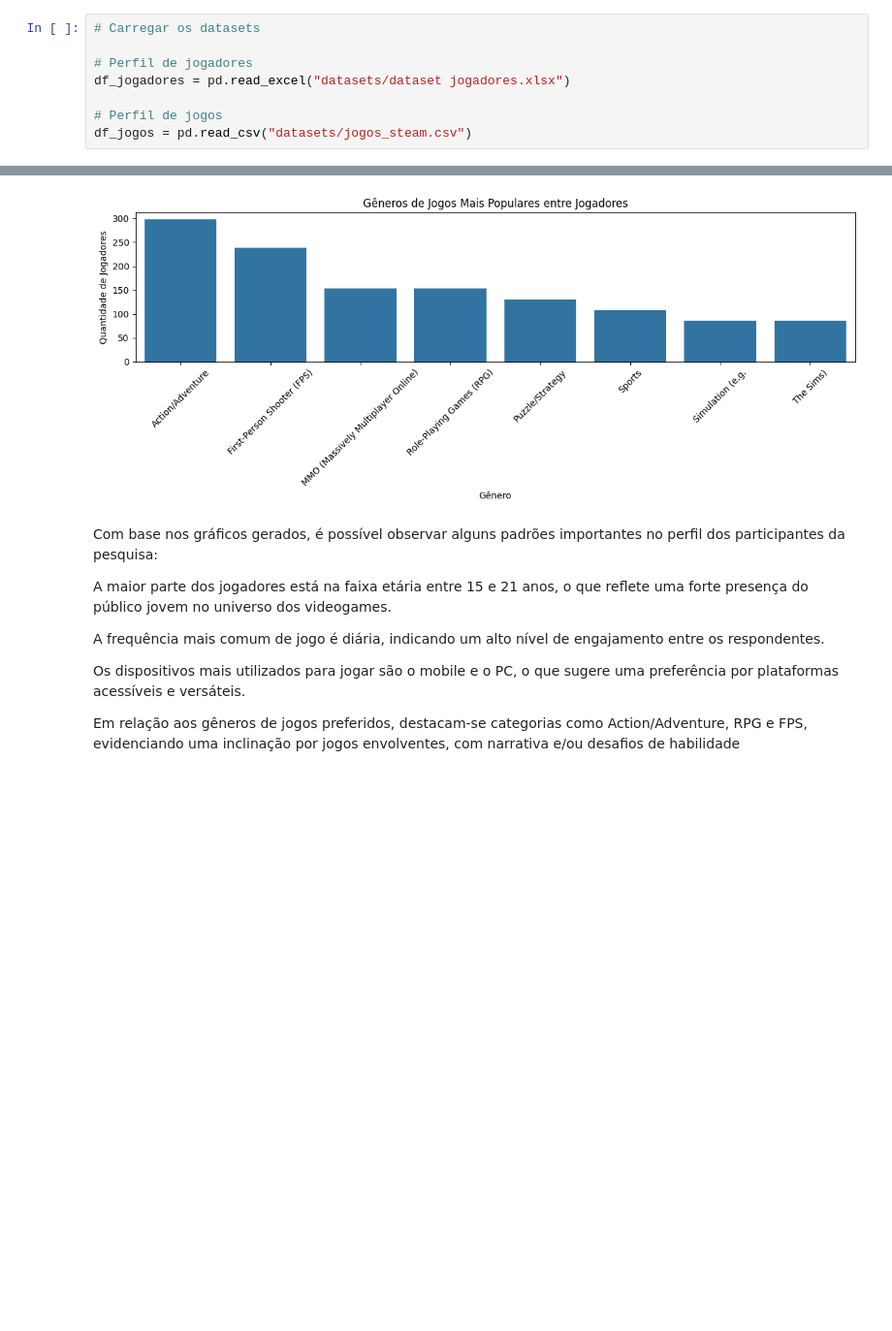
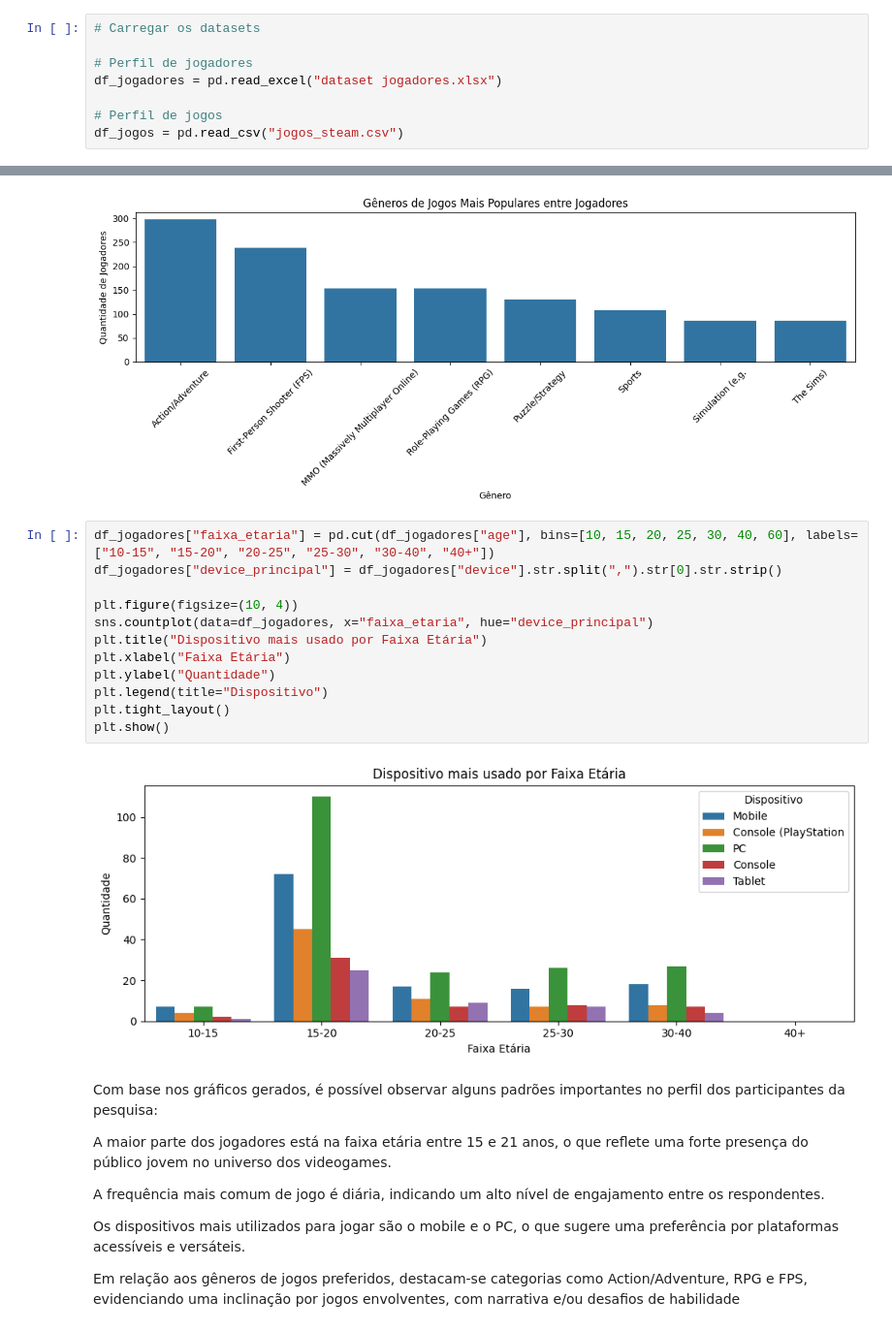
Before and after one commit to zeliasporto/game_rec, a Jupyter notebook: ProjetoFinalJogos_corrigido.ipynb, the cells around one changed output, grey strips where cells are left out. Shown at 97% size. Cells and saved outputs as stored; diff of their text form; blank space fills up the shorter version.

```diff
--- a/ProjetoFinalJogos_corrigido.ipynb
+++ b/ProjetoFinalJogos_corrigido.ipynb
@@ -101,10 +101,10 @@ import numpy as np
 # Carregar os datasets
 
 # Perfil de jogadores
-df_jogadores = pd.read_excel("datasets/dataset jogadores.xlsx")
+df_jogadores = pd.read_excel("dataset jogadores.xlsx")
 
 # Perfil de jogos
-df_jogos = pd.read_csv("datasets/jogos_steam.csv")
+df_jogos = pd.read_csv("jogos_steam.csv")
 # %%
  df_jogadores.head()
 # %% [output]
@@ -291,6 +291,20 @@ plt.tight_layout()
 plt.show()
 # %% [output]
 [figure]
+# %%
+df_jogadores["faixa_etaria"] = pd.cut(df_jogadores["age"], bins=[10, 15, 20, 25, 30, 40, 60], labels=["10-15", "15-20", "20-25", "25-30", "30-40", "40+"])
+df_jogadores["device_principal"] = df_jogadores["device"].str.split(",").str[0].str.strip()
+
+plt.figure(figsize=(10, 4))
+sns.countplot(data=df_jogadores, x="faixa_etaria", hue="device_principal")
+plt.title("Dispositivo mais usado por Faixa Etária")
+plt.xlabel("Faixa Etária")
+plt.ylabel("Quantidade")
+plt.legend(title="Dispositivo")
+plt.tight_layout()
+plt.show()
+# %% [output]
+[figure, added]
 # %% [markdown]
 Com base nos gráficos gerados, é possível observar alguns padrões importantes no perfil dos participantes da pesquisa:
 
```
Also changed, not shown: parts of 14 cells of this notebook, 4 other files.
